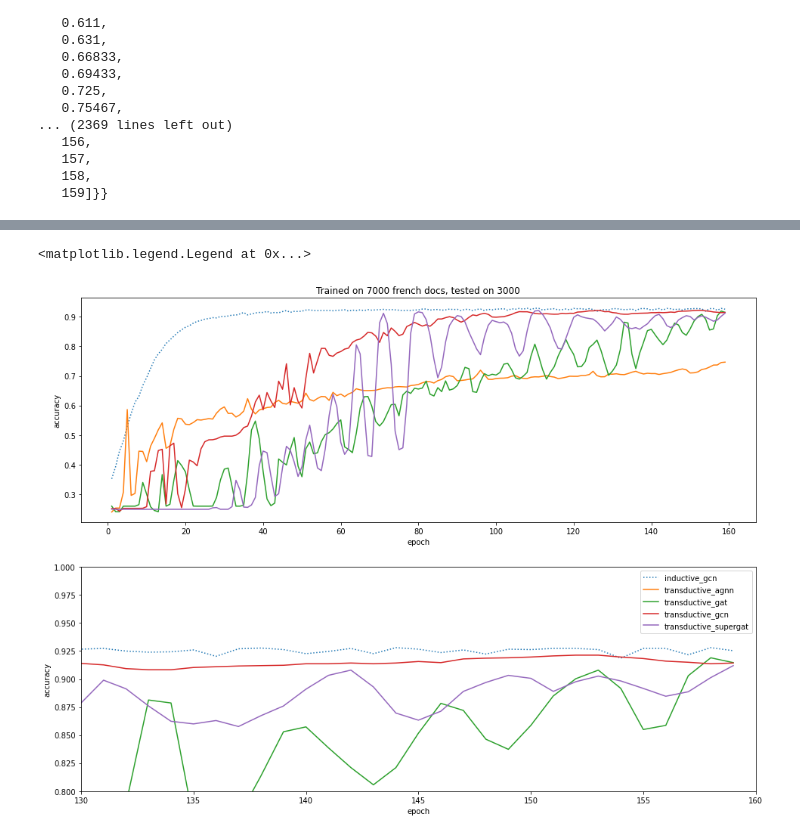
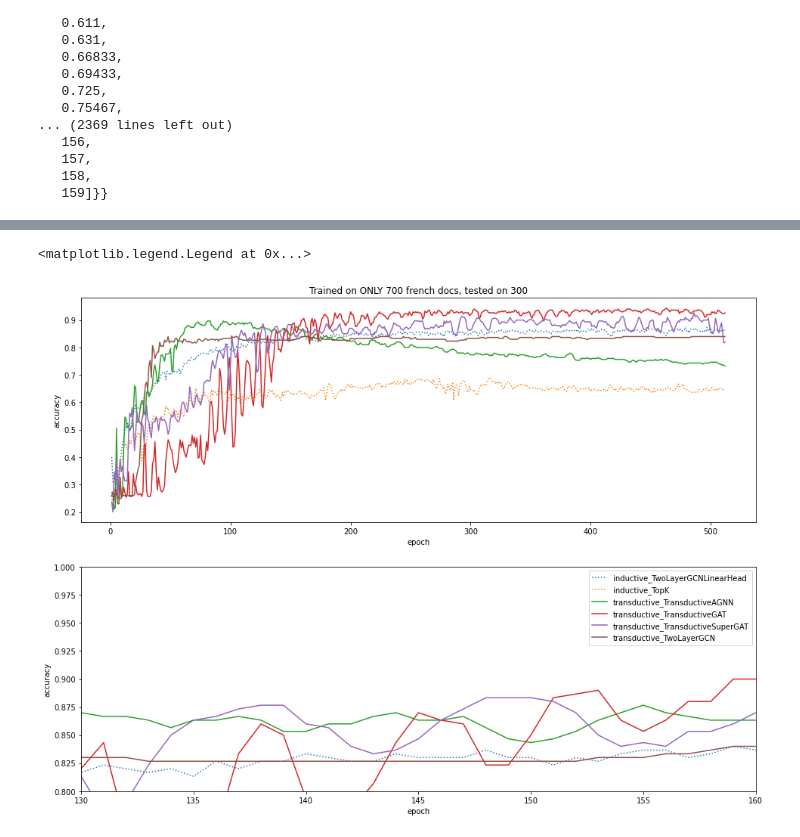
Before and after one commit to Linkerbrain/GNN-document-classification, a Jupyter notebook: results/FirstNightVis.ipynb, the cells around one changed output, grey strips where cells are left out. Drawn from its saved outputs; the diff is of its cells as text; code cells hidden in the pictures.

Commit message:
Some test results

```diff
--- a/results/FirstNightVis.ipynb
+++ b/results/FirstNightVis.ipynb
@@ -41,3 +41,26 @@ data
    157,
    158,
    159]}}
+# %%
+fig, (ax, ax2) = plt.subplots(2, 1, figsize=(16, 12))
+
+ax.set_xlabel("epoch")
+ax.set_ylabel("accuracy")
+
+ax2.set_xlabel("epoch")
+ax2.set_ylabel("accuracy")
+
+ax.set_title("Trained on 7 000 french docs, tested on 3 000")
+
+for name, results in data.items():
+    if name.split("_")[0] == "inductive":
+        ls = ":"
+    else:
+        ls = "-"
+    ax.plot(results["epoch"], results["accuracy"], label=name, ls=ls)
+    ax2.plot(results["epoch"], results["accuracy"], label=name, ls=ls)
+
+ax2.set_ylim(0.8, 1)
+ax2.set_xlim(130, 160)
+
+plt.legend()
@@ -43,0 +70,11 @@ data
+# %%
+data = {}
+for entry in os.scandir("./ GPU_on_1K"):
+    df = pd.read_csv(entry.path)
+
+    ductive = entry.name.split(".")[1]
+    name = ductive + "_" + df["model"][0]
+
+    accuracies = df["accuracy"].values
+
+    data[name] = {"accuracy": accuracies, "epoch": [i+1 for i in range(len(accuracies))]}
@@ -44,26 +101,26 @@ data
 # %%
 fig, (ax, ax2) = plt.subplots(2, 1, figsize=(16, 12))
 
 ax.set_xlabel("epoch")
 ax.set_ylabel("accuracy")
 
 ax2.set_xlabel("epoch")
 ax2.set_ylabel("accuracy")
 
-ax.set_title("Trained on 7000 french docs, tested on 3000")
+ax.set_title("Trained on ONLY 700 french docs, tested on 300")
 
 for name, results in data.items():
     if name.split("_")[0] == "inductive":
         ls = ":"
     else:
         ls = "-"
     ax.plot(results["epoch"], results["accuracy"], label=name, ls=ls)
     ax2.plot(results["epoch"], results["accuracy"], label=name, ls=ls)
 
 ax2.set_ylim(0.8, 1)
 ax2.set_xlim(130, 160)
 
 plt.legend()
 # %% [output]
 <matplotlib.legend.Legend at 0x...>
-[figure, old version]
+[figure, new version]
```
Also changed, not shown: parts of 2 cells of this notebook, 10 other files.
